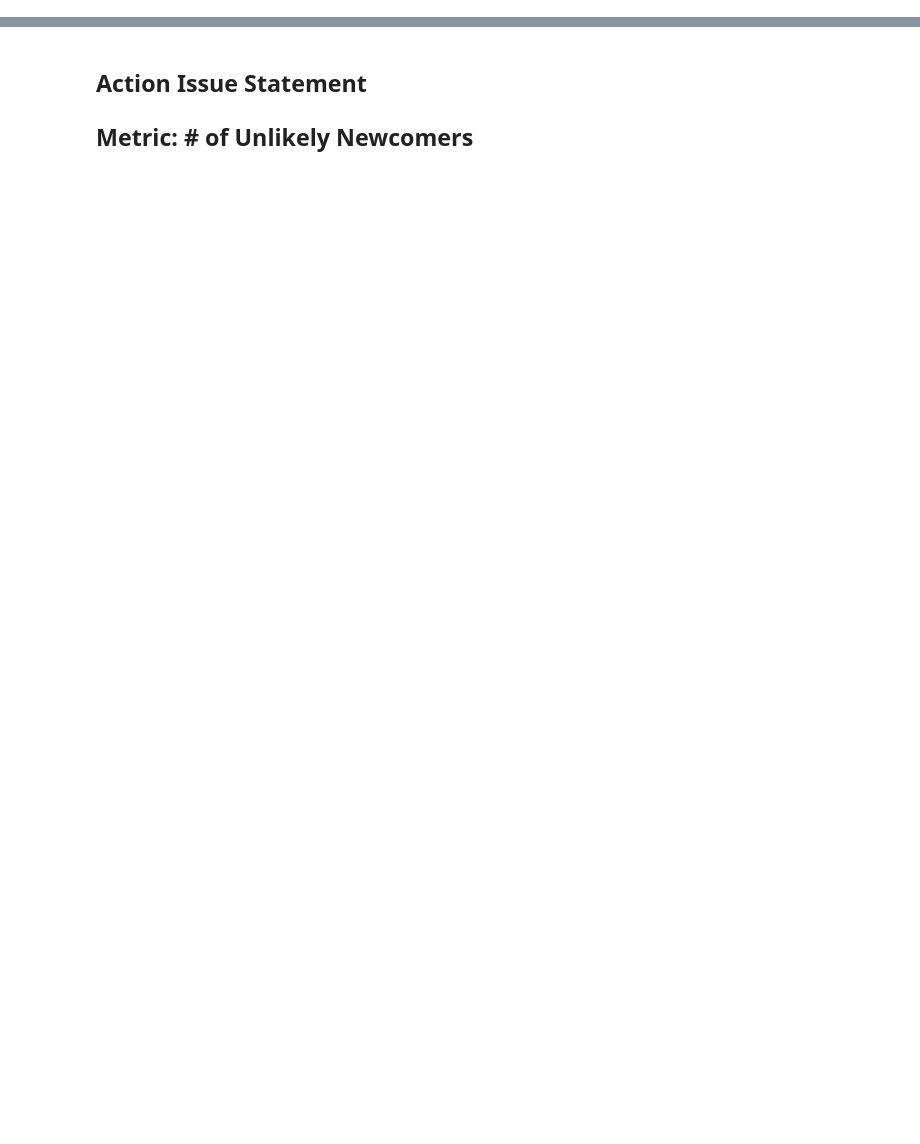
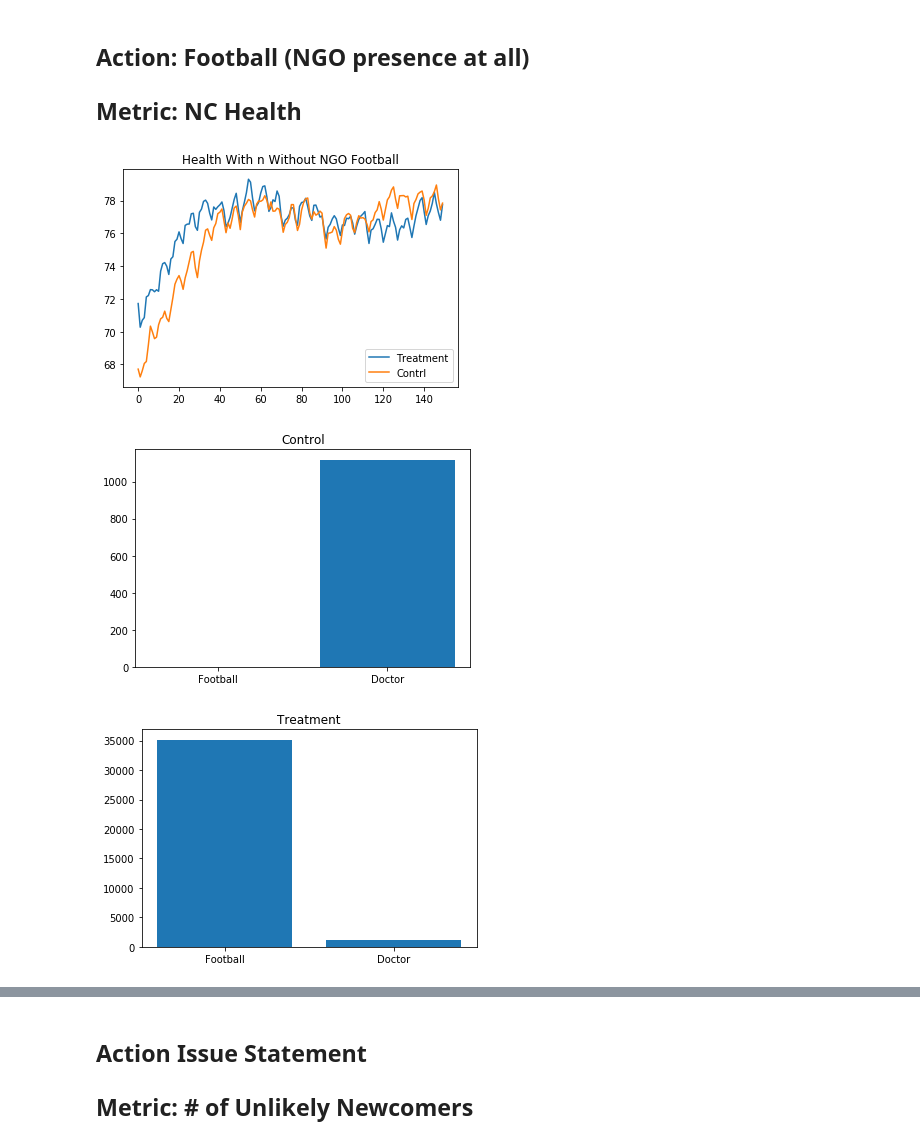
Before and after one commit to phillipjw/humanitarian_logistics, a Jupyter notebook: Action-Value Test.ipynb, the cells around one changed output, grey strips where cells are left out. Saved outputs shown, nothing was run; the diff lists cells and outputs as text; code cells hidden in the pictures; blank space fills up the shorter version.

```diff
--- a/Action-Value Test.ipynb
+++ b/Action-Value Test.ipynb
@@ -28,0 +94,64 @@ def gini(array):
+# %% [markdown]
+## Action: Football (NGO presence at all)
+## Metric: NC Health
+# %%
+test = HumanitarianLogistics(width, height, num_pols, city_size)
+#remove consolidate action
+
+
+treatment = [azc for azc in test.schedule.agents if
+       type(azc) is AZC and azc.modality == 'AZC' and
+       azc.city.ngo != None]
+control = [azc for azc in test.schedule.agents if
+       type(azc) is AZC and azc.modality == 'AZC' and
+       azc.city.ngo == None]
+
+data = np.zeros(shape = (number_steps, 2))
+
+
+for x in range(0,20):
+    test.step()
+
+for step in range(0,number_steps):
+    test.step()
+
+    trt = []
+    cntrl = []
+    for x in treatment:
+        trt.append(np.mean([nc.health for nc in x.occupants]))
+
+    for y in control:
+        cntrl.append(np.mean([nc.health for nc in y.occupants]))
+
+
+    data[step, 0] = np.mean(trt)
+    data[step, 1] = np.mean(cntrl)
+
+
+plt.plot(data)
+plt.legend(['Treatment', 'Contrl'])
+plt.title('Health With n Without NGO Football')
+plt.show()
+
+out = {'Football': 0, 'Doctor': 0}
+outt = {'Football': 0, 'Doctor': 0}
+
+for x in ['Football', 'Doctor']:
+    for z in treatment:
+        outt[x] += z.city.azc.activity_center.counter[x]
+for y in control:
+        out['Doctor'] += y.city.azc.activity_center.counter['Doctor']
+
+plt.bar(range(len(out)), list(out.values()))
+plt.xticks(range(len(out)), list(out.keys()))
+plt.title('Control')
+plt.show()
+
+plt.bar(range(len(outt)), list(outt.values()), align='center')
+plt.xticks(range(len(outt)), list(outt.keys()))
+plt.title('Treatment')
+plt.show()
+# %% [output]
+[figure, added]
+[figure, added]
+[figure, added]
```
Also changed, not shown: parts of 14 cells of this notebook, 3 other files.
